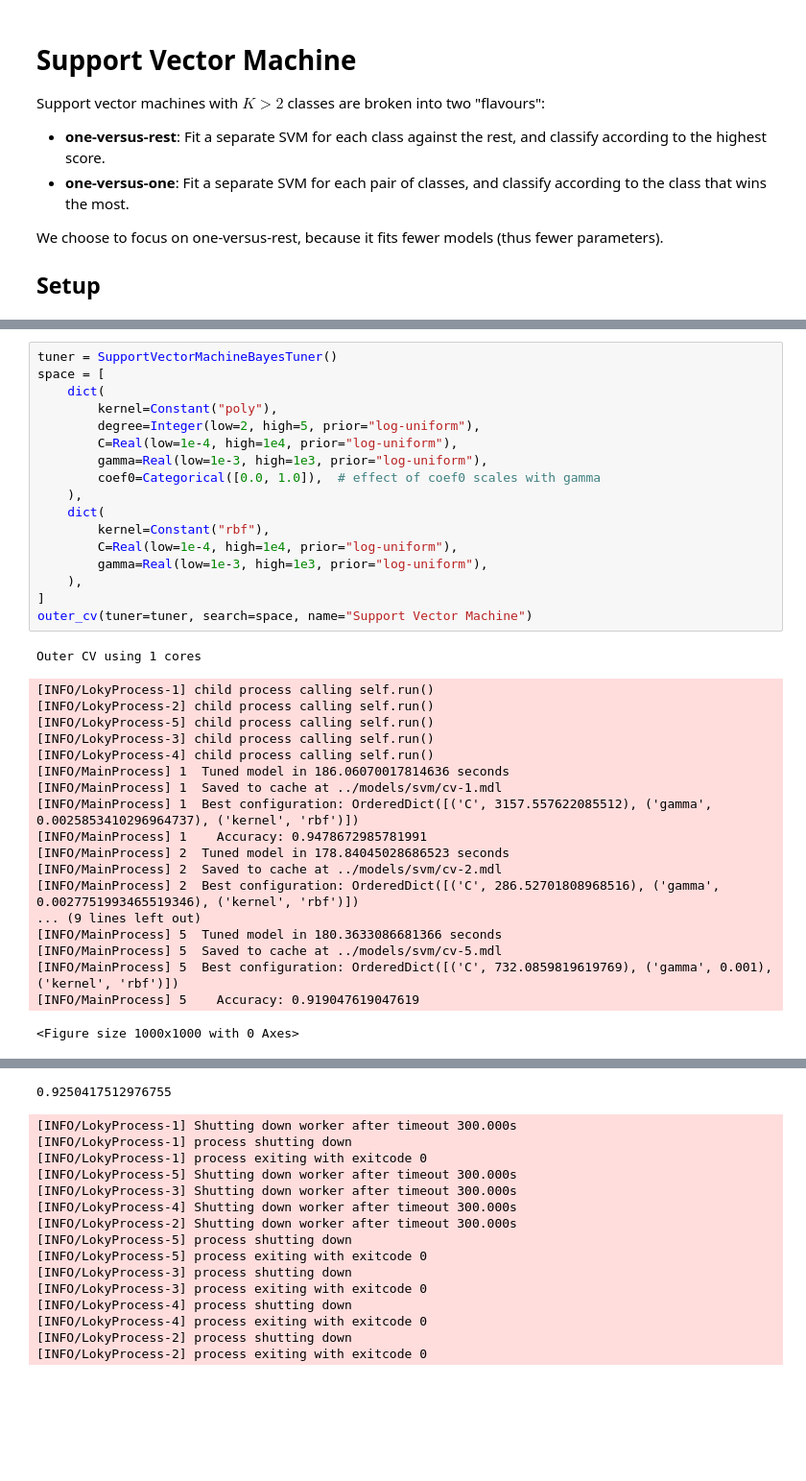
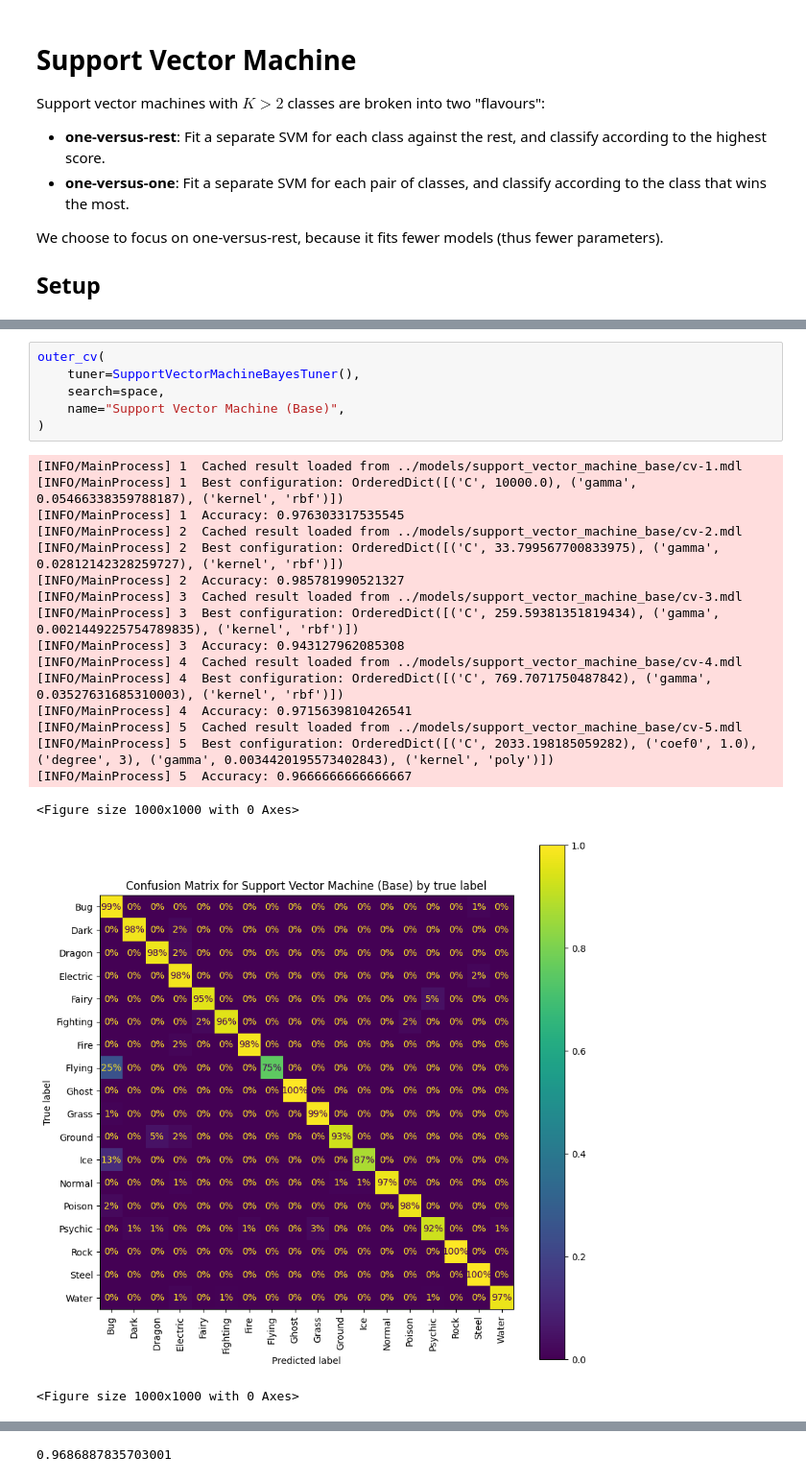
Before and after one commit to xujustinj/pokemon-type-classification, a Jupyter notebook: src/support_vector_machine.ipynb, the cells around one changed output, grey strips where cells are left out. Shown: that part at 96% size. Cells and saved outputs as stored; diff of their text form; blank space fills up the shorter version.

```diff
--- a/src/support_vector_machine.ipynb
+++ b/src/support_vector_machine.ipynb
@@ -28,37 +46,25 @@ The sigmoid kernel is [never guaranteed to be positive semi-definite](https://se
 # %%
-tuner = SupportVectorMachineBayesTuner()
-space = [
-    dict(
-        kernel=Constant("poly"),
-        degree=Integer(low=2, high=5, prior="log-uniform"),
-        C=Real(low=1e-4, high=1e4, prior="log-uniform"),
-        gamma=Real(low=1e-3, high=1e3, prior="log-uniform"),
-        coef0=Categorical([0.0, 1.0]),  # effect of coef0 scales with gamma
-    ),
-    dict(
-        kernel=Constant("rbf"),
-        C=Real(low=1e-4, high=1e4, prior="log-uniform"),
-        gamma=Real(low=1e-3, high=1e3, prior="log-uniform"),
-    ),
-]
-outer_cv(tuner=tuner, search=space, name="Support Vector Machine")
+outer_cv(
+    tuner=SupportVectorMachineBayesTuner(),
+    search=space,
+    name="Support Vector Machine (Base)",
+)
 # %% [output]
-Outer CV using 1 cores
+[INFO/MainProcess] 1  Cached result loaded from ../models/support_vector_machine_base/cv-1.mdl
+[INFO/MainProcess] 1  Best configuration: OrderedDict([('C', 10000.0), ('gamma', 0.05466338359788187), ('kernel', 'rbf')])
+[INFO/MainProcess] 1  Accuracy: 0.976303317535545
+[INFO/MainProcess] 2  Cached result loaded from ../models/support_vector_machine_base/cv-2.mdl
+[INFO/MainProcess] 2  Best configuration: OrderedDict([('C', 33.799567700833975), ('gamma', 0.02812142328259727), ('kernel', 'rbf')])
+[INFO/MainProcess] 2  Accuracy: 0.985781990521327
+[INFO/MainProcess] 3  Cached result loaded from ../models/support_vector_machine_base/cv-3.mdl
+[INFO/MainProcess] 3  Best configuration: OrderedDict([('C', 259.59381351819434), ('gamma', 0.0021449225754789835), ('kernel', 'rbf')])
+[INFO/MainProcess] 3  Accuracy: 0.943127962085308
+[INFO/MainProcess] 4  Cached result loaded from ../models/support_vector_machine_base/cv-4.mdl
+[INFO/MainProcess] 4  Best configuration: OrderedDict([('C', 769.7071750487842), ('gamma', 0.03527631685310003), ('kernel', 'rbf')])
+[INFO/MainProcess] 4  Accuracy: 0.9715639810426541
+[INFO/MainProcess] 5  Cached result loaded from ../models/support_vector_machine_base/cv-5.mdl
+[INFO/MainProcess] 5  Best configuration: OrderedDict([('C', 2033.198185059282), ('coef0', 1.0), ('degree', 3), ('gamma', 0.0034420195573402843), ('kernel', 'poly')])
+[INFO/MainProcess] 5  Accuracy: 0.9666666666666667
-[INFO/LokyProcess-1] child process calling self.run()
-[INFO/LokyProcess-2] child process calling self.run()
-[INFO/LokyProcess-5] child process calling self.run()
-[INFO/LokyProcess-3] child process calling self.run()
-[INFO/LokyProcess-4] child process calling self.run()
-[INFO/MainProcess] 1  Tuned model in 186.06070017814636 seconds
-[INFO/MainProcess] 1  Saved to cache at ../models/svm/cv-1.mdl
-[INFO/MainProcess] 1  Best configuration: OrderedDict([('C', 3157.557622085512), ('gamma', 0.0025853410296964737), ('kernel', 'rbf')])
-[INFO/MainProcess] 1    Accuracy: 0.9478672985781991
-[INFO/MainProcess] 2  Tuned model in 178.84045028686523 seconds
-[INFO/MainProcess] 2  Saved to cache at ../models/svm/cv-2.mdl
-[INFO/MainProcess] 2  Best configuration: OrderedDict([('C', 286.52701808968516), ('gamma', 0.0027751993465519346), ('kernel', 'rbf')])
-... (9 lines left out)
-[INFO/MainProcess] 5  Tuned model in 180.3633086681366 seconds
-[INFO/MainProcess] 5  Saved to cache at ../models/svm/cv-5.mdl
-[INFO/MainProcess] 5  Best configuration: OrderedDict([('C', 732.0859819619769), ('gamma', 0.001), ('kernel', 'rbf')])
-[INFO/MainProcess] 5    Accuracy: 0.919047619047619
+<Figure size 1000x1000 with 0 Axes>
+[figure, new version]
 <Figure size 1000x1000 with 0 Axes>
@@ -66,16 +72 @@ Outer CV using 1 cores
-0.9250417512976755
+0.9686887835703001
-[INFO/LokyProcess-1] Shutting down worker after timeout 300.000s
-[INFO/LokyProcess-1] process shutting down
-[INFO/LokyProcess-1] process exiting with exitcode 0
-[INFO/LokyProcess-5] Shutting down worker after timeout 300.000s
-[INFO/LokyProcess-3] Shutting down worker after timeout 300.000s
-[INFO/LokyProcess-4] Shutting down worker after timeout 300.000s
-[INFO/LokyProcess-2] Shutting down worker after timeout 300.000s
-[INFO/LokyProcess-5] process shutting down
-[INFO/LokyProcess-5] process exiting with exitcode 0
-[INFO/LokyProcess-3] process shutting down
-[INFO/LokyProcess-3] process exiting with exitcode 0
-[INFO/LokyProcess-4] process shutting down
-[INFO/LokyProcess-4] process exiting with exitcode 0
-[INFO/LokyProcess-2] process shutting down
-[INFO/LokyProcess-2] process exiting with exitcode 0
```
Also changed, not shown: parts of 9 cells of this notebook, 19 other files.
